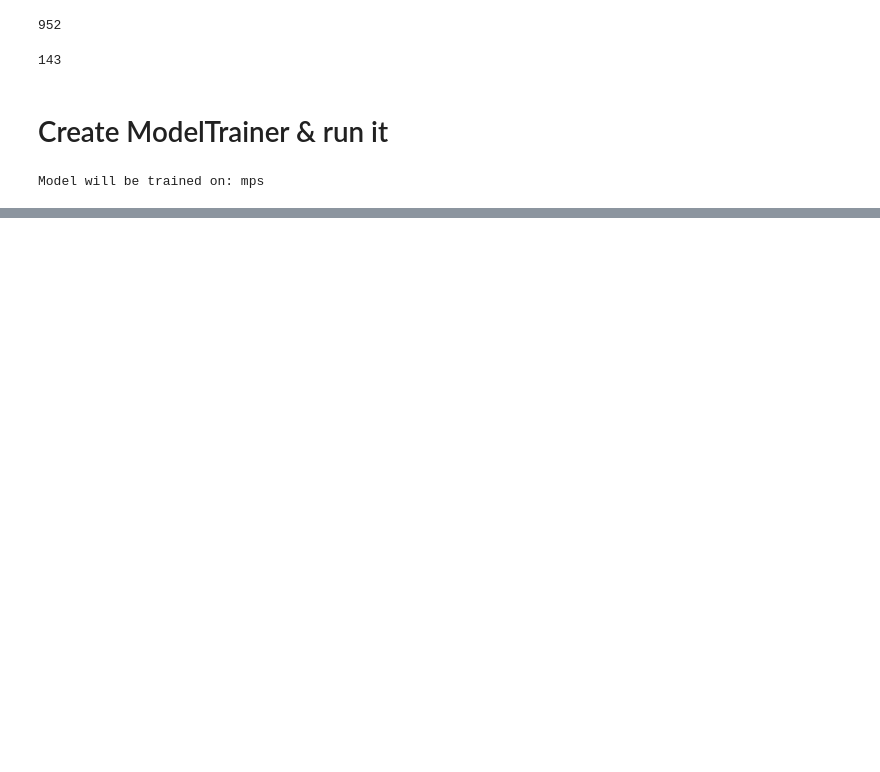
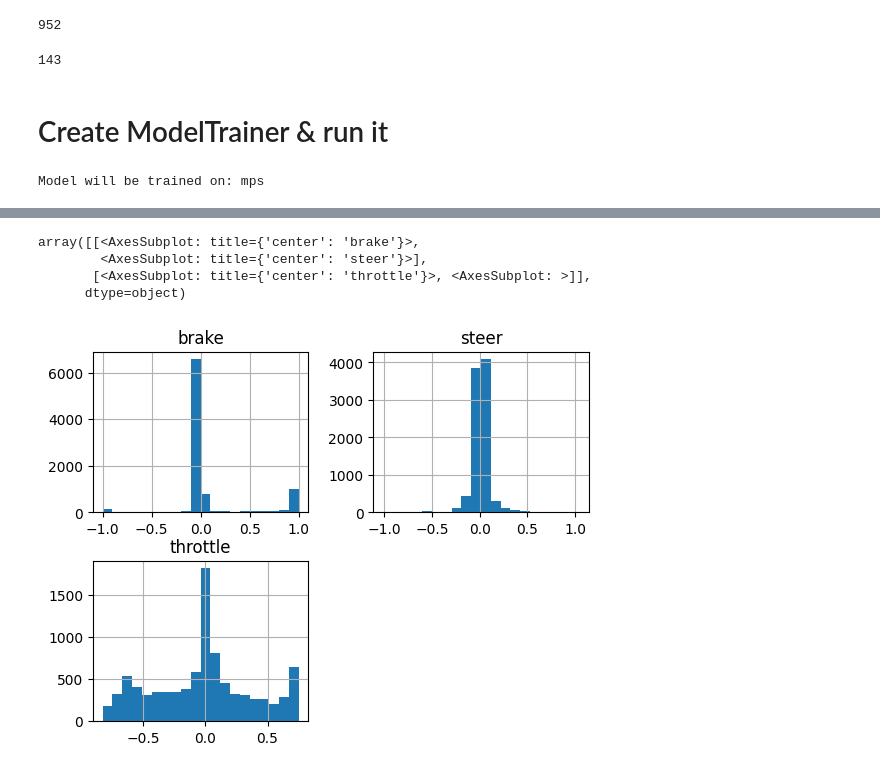
Before and after one commit to moritzwassmer/APPRAS_e2e_imitation, a Jupyter notebook: models/resnet_baseline/notebooks/run_model_trainer.ipynb, the cells around one changed output, grey strips where cells are left out. Saved outputs shown, nothing was run; the diff lists cells and outputs as text; code cells hidden in the pictures; blank space fills up the shorter version.

```diff
--- a/models/resnet_baseline/notebooks/run_model_trainer.ipynb
+++ b/models/resnet_baseline/notebooks/run_model_trainer.ipynb
@@ -110,0 +141,10 @@ f"dfklg{46}".lower()
+# %%
+df_residuals = df_true - df_pred
+# %%
+df_residuals.hist(bins=20)
+# %% [output]
+array([[<AxesSubplot: title={'center': 'brake'}>,
+        <AxesSubplot: title={'center': 'steer'}>],
+       [<AxesSubplot: title={'center': 'throttle'}>, <AxesSubplot: >]],
+      dtype=object)
+[figure, added]
```
Also changed, not shown: parts of 13 cells of this notebook, 8 other files.
